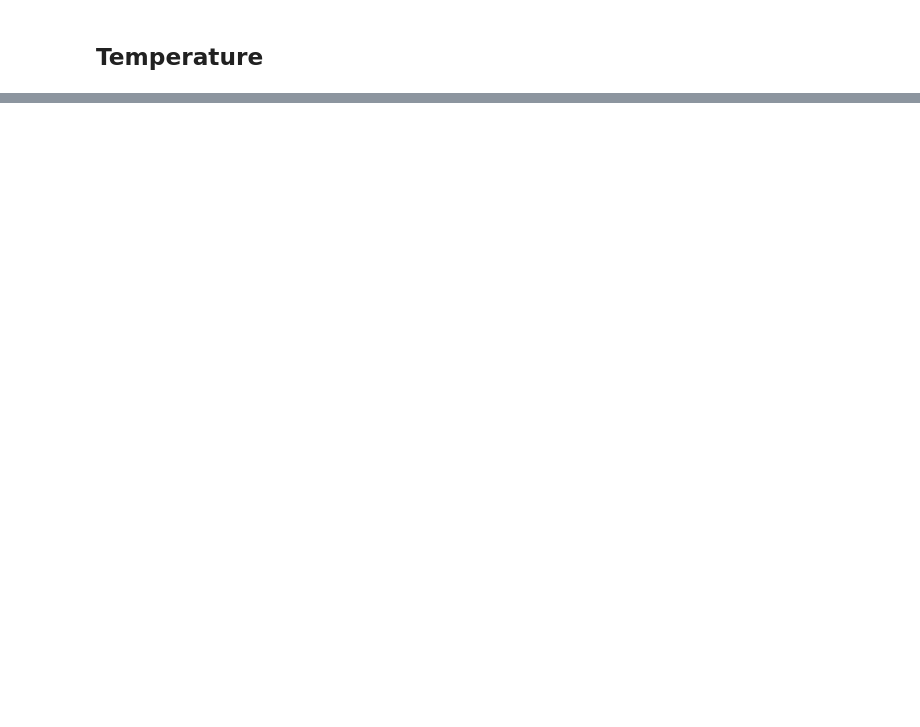
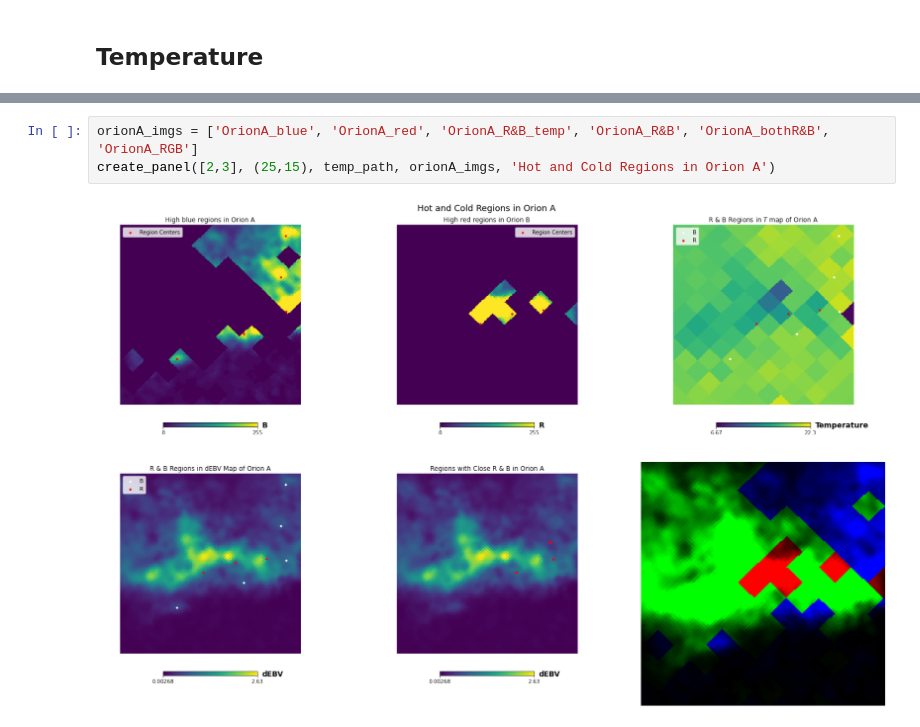
Before and after one commit to molinaca/CITA_StarFormationRegions, a Jupyter notebook: flagging_properties.ipynb, the cells around one changed output, grey strips where cells are left out. Saved outputs shown, nothing was run; the diff lists cells and outputs as text; blank space fills up the shorter version.

```diff
--- a/flagging_properties.ipynb
+++ b/flagging_properties.ipynb
@@ -145,0 +330,5 @@ hp.gnomview(region_maps[d_perseus], rot=[l_perseus, b_perseus], xsize=200, ysize
+# %%
+orionA_imgs = ['OrionA_blue', 'OrionA_red', 'OrionA_R&B_temp', 'OrionA_R&B', 'OrionA_bothR&B', 'OrionA_RGB']
+create_panel([2,3], (25,15), temp_path, orionA_imgs, 'Hot and Cold Regions in Orion A')
+# %% [output]
+[figure, added]
```
Also changed, not shown: parts of 26 cells of this notebook, 2 other files.
